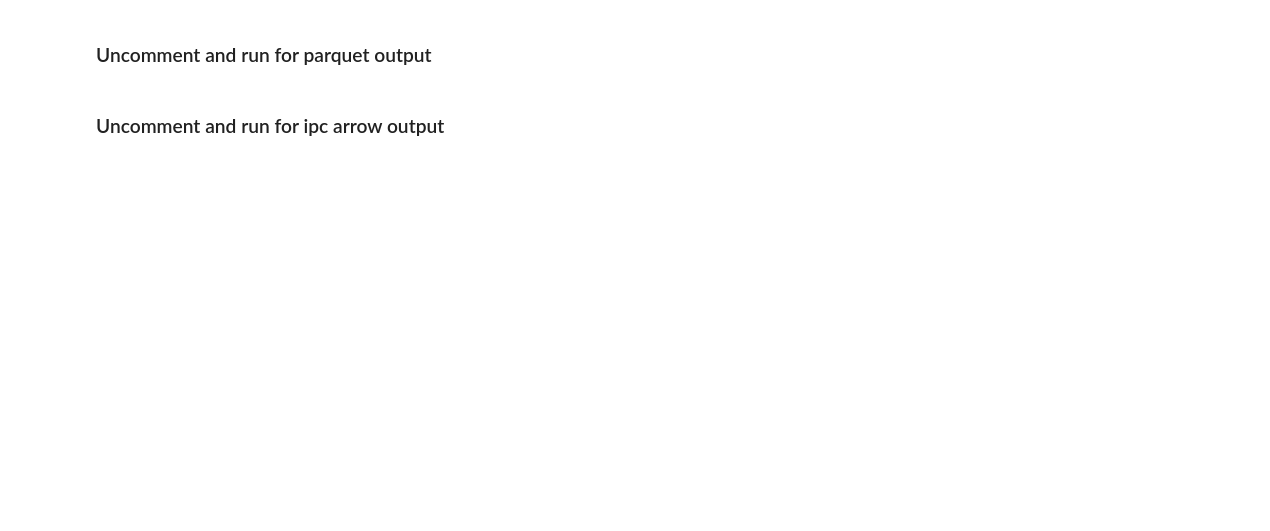
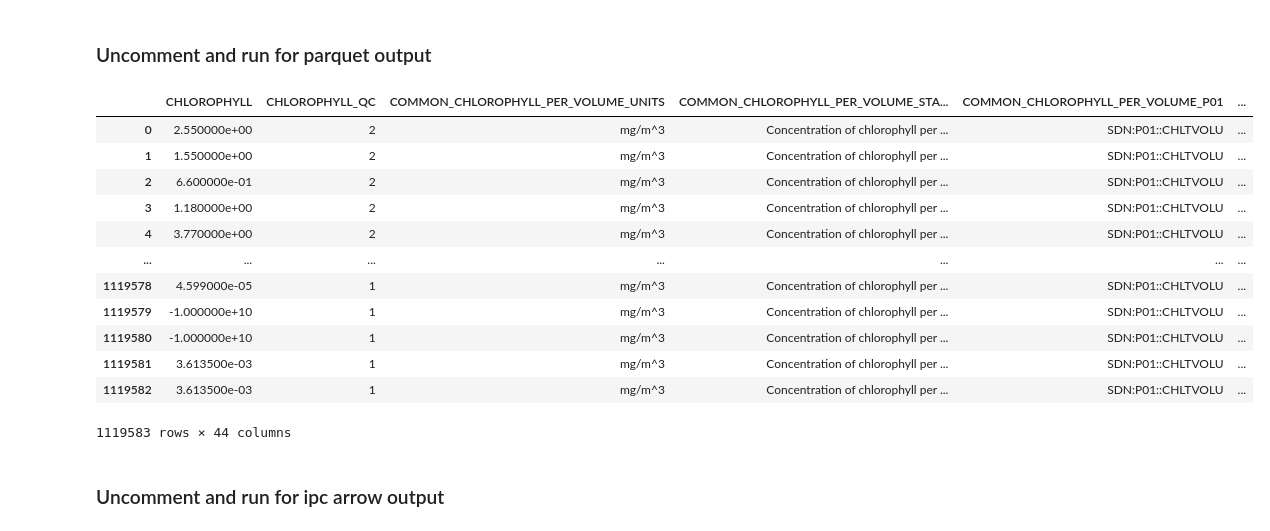
Before and after one commit to maris-development/beacon-blue-cloud, a Jupyter notebook: notebook-examples/1.0.1 (latest)/eutrophication/Merged - Notebook_multioutput.ipynb, the cells around one changed output. Drawn from its saved outputs; the diff is of its cells as text; code cells hidden in the pictures; blank space fills up the shorter version.

```diff
--- a/notebook-examples/1.0.1 (latest)/eutrophication/Merged - Notebook_multioutput.ipynb
+++ b/notebook-examples/1.0.1 (latest)/eutrophication/Merged - Notebook_multioutput.ipynb
@@ -178,17 +225,31 @@ if not os.path.exists("./beacon_output"):
 # %% [markdown]
 ### Uncomment and run for parquet output
 # %%
-# # Save the response content to a file
-# with open("beacon_output/merged_subset.parquet", "wb") as f:
-#     f.write(response.content)
+# Save the response content to a file
+with open("beacon_output/merged_subset.parquet", "wb") as f:
+    f.write(response.content)
 
-# # Wrap the response content in a BytesIO object
-# response_content = BytesIO(response.content)
-# # Read the Parquet file into a Pandas DataFrame
-# df = pd.read_parquet(response_content, engine='pyarrow')
-# # This is a temporary fix as the merged instance works with seconds since 1970 which isn't supported by parquet (but will be addressed by beacon in the future)
-# df['COMMON_TIME'] = pd.to_datetime(df['COMMON_TIME'], unit='s')
-# df
+# Wrap the response content in a BytesIO object
+response_content = BytesIO(response.content)
+# Read the Parquet file into a Pandas DataFrame
+df = pd.read_parquet(response_content, engine='pyarrow')
+# This is a temporary fix as the merged instance works with seconds since 1970 which isn't supported by parquet (but will be addressed by beacon in the future)
+df['COMMON_TIME'] = pd.to_datetime(df['COMMON_TIME'], unit='s')
+df
+# %% [output]
+|  | CHLOROPHYLL | CHLOROPHYLL_QC | COMMON_CHLOROPHYLL_PER_VOLUME_UNITS | COMMON_CHLOROPHYLL_PER_VOLUME_STA... | COMMON_CHLOROPHYLL_PER_VOLUME_P01 | ... |
+| 0 | 2.550000e+00 | 2 | mg/m^3 | Concentration of chlorophyll per ... | SDN:P01::CHLTVOLU | ... |
+| 1 | 1.550000e+00 | 2 | mg/m^3 | Concentration of chlorophyll per ... | SDN:P01::CHLTVOLU | ... |
+| 2 | 6.600000e-01 | 2 | mg/m^3 | Concentration of chlorophyll per ... | SDN:P01::CHLTVOLU | ... |
+| 3 | 1.180000e+00 | 2 | mg/m^3 | Concentration of chlorophyll per ... | SDN:P01::CHLTVOLU | ... |
+| 4 | 3.770000e+00 | 2 | mg/m^3 | Concentration of chlorophyll per ... | SDN:P01::CHLTVOLU | ... |
+| ... | ... | ... | ... | ... | ... | ... |
+| 1119578 | 4.599000e-05 | 1 | mg/m^3 | Concentration of chlorophyll per ... | SDN:P01::CHLTVOLU | ... |
+| 1119579 | -1.000000e+10 | 1 | mg/m^3 | Concentration of chlorophyll per ... | SDN:P01::CHLTVOLU | ... |
+| 1119580 | -1.000000e+10 | 1 | mg/m^3 | Concentration of chlorophyll per ... | SDN:P01::CHLTVOLU | ... |
+| 1119581 | 3.613500e-03 | 1 | mg/m^3 | Concentration of chlorophyll per ... | SDN:P01::CHLTVOLU | ... |
+| 1119582 | 3.613500e-03 | 1 | mg/m^3 | Concentration of chlorophyll per ... | SDN:P01::CHLTVOLU | ... |
+1119583 rows × 44 columns
 # %% [markdown]
 ### Uncomment and run for ipc arrow output
 # %%
```
Also changed, not shown: parts of 7 cells of this notebook, 1 other file.
